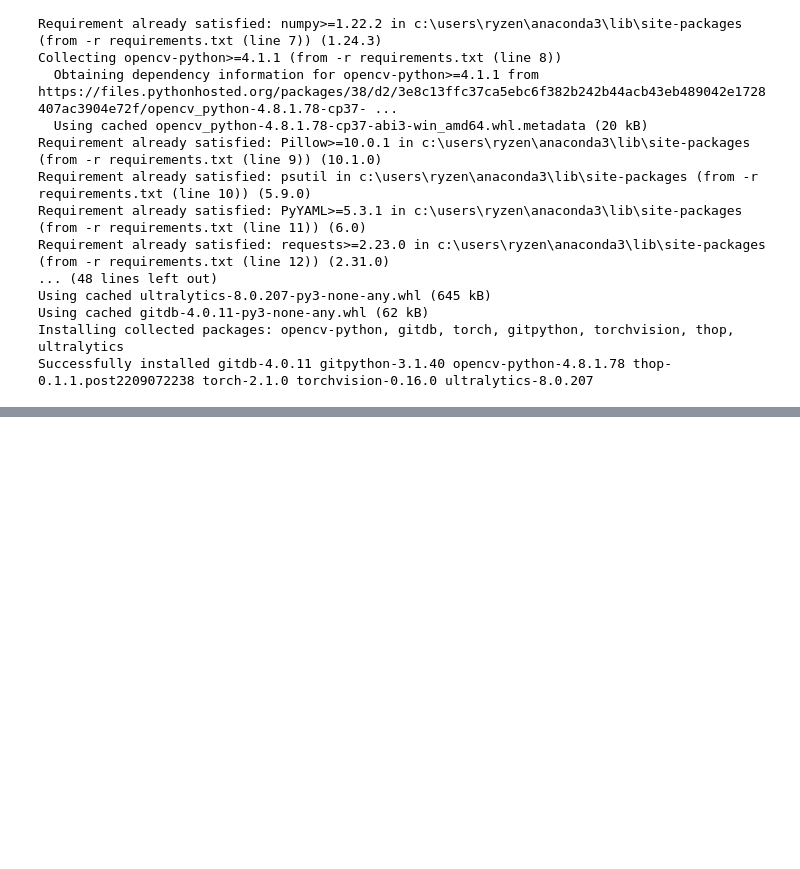
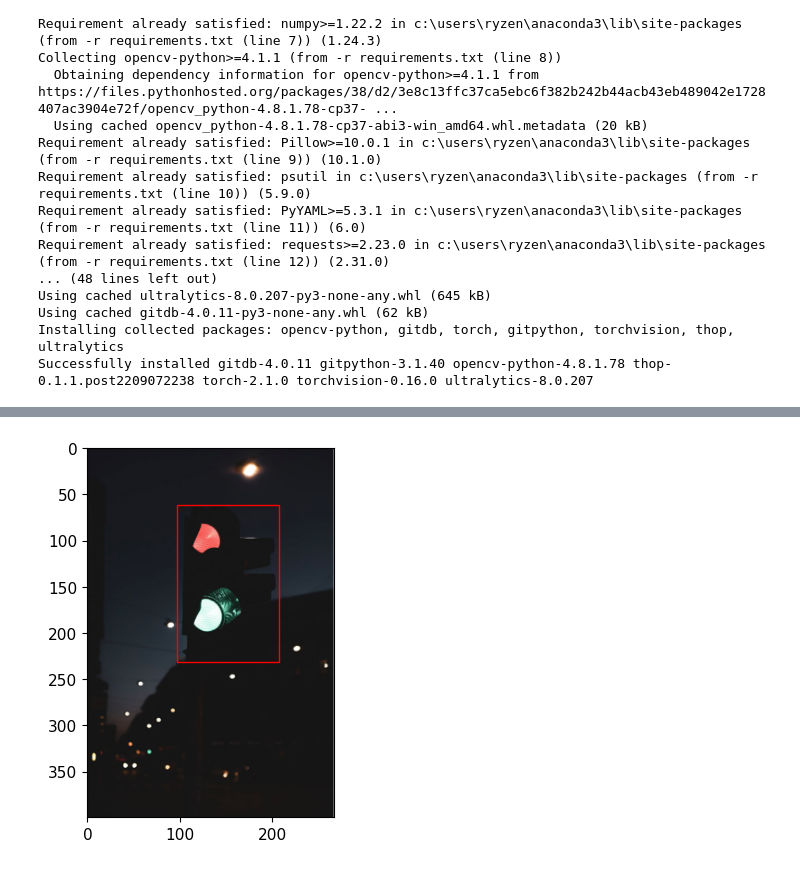
Before and after one commit to ddekiru/TrafficSignRecognition, a Jupyter notebook: Project/traffic-sign-detection/trafic-sign-detection-script/Proj.ipynb, the cells around one changed output, grey strips where cells are left out. Drawn from its saved outputs; the diff is of its cells as text; code cells hidden in the pictures; blank space fills up the shorter version.

```diff
--- a/Project/traffic-sign-detection/trafic-sign-detection-script/Proj.ipynb
+++ b/Project/traffic-sign-detection/trafic-sign-detection-script/Proj.ipynb
@@ -111,0 +435,52 @@ plt.show()
+# %%
+import torch
+from matplotlib import pyplot as plt
+import matplotlib.patches as patches
+import numpy as np
+import cv2
+import itertools
+import os
+import xml.etree.ElementTree as ET
+from preprocessing import convert_voc_to_yolo
+ground_truth_boxes_dict=convert_voc_to_yolo()
+
+# Your dictionary
+bounding_boxes_dict = {
+    'road0': {'trafficlight': (0.5692883895131087, 0.365, 0.41198501872659177, 0.425)}
+}
+
+# Function to plot bounding boxes
+def plot_boxes(image_path, bounding_boxes):
+    # Load the image
+    image = plt.imread(image_path)
+
+    # Get image dimensions
+    img_height, img_width, _ = image.shape
+
+    # Create figure and axes
+    fig, ax = plt.subplots(1)
+
+    # Display the image
+    ax.imshow(image)
+
+    # Plot bounding boxes
+    for label, bbox in bounding_boxes.items():
+        x, y, w, h = bbox
+        x = (x * img_width) - (w*img_width)/2
+        y = (y * img_height) - (h*img_height)/2
+        w = w * img_width
+        h = h * img_height
+
+        rect = patches.Rectangle(
+            (x, y), w, h, linewidth=1, edgecolor='r', facecolor='none', label=label
+        )
+        ax.add_patch(rect)
+
+    # Show plot
+    plt.show()
+
+# Example usage
+image_path = './data/test/road0.png'
+plot_boxes(image_path, bounding_boxes_dict['road0'])
+# %% [output]
+[figure, added]
```
Also changed, not shown: parts of 11 cells of this notebook, 1 other file.
